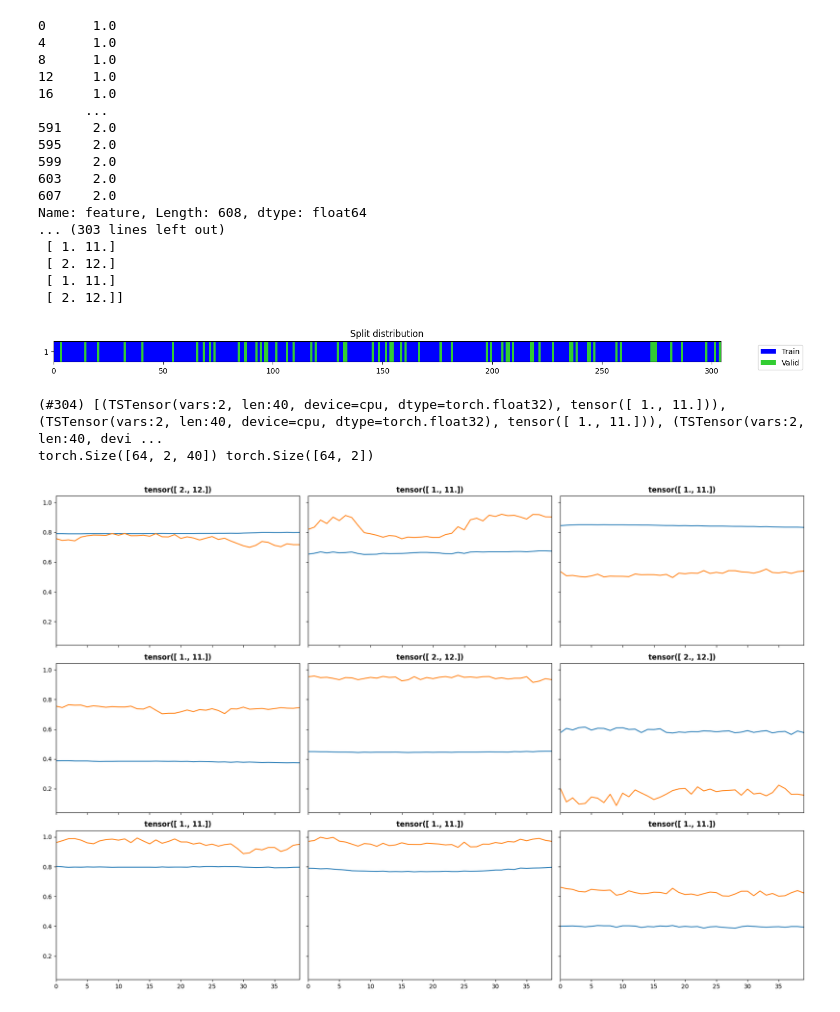
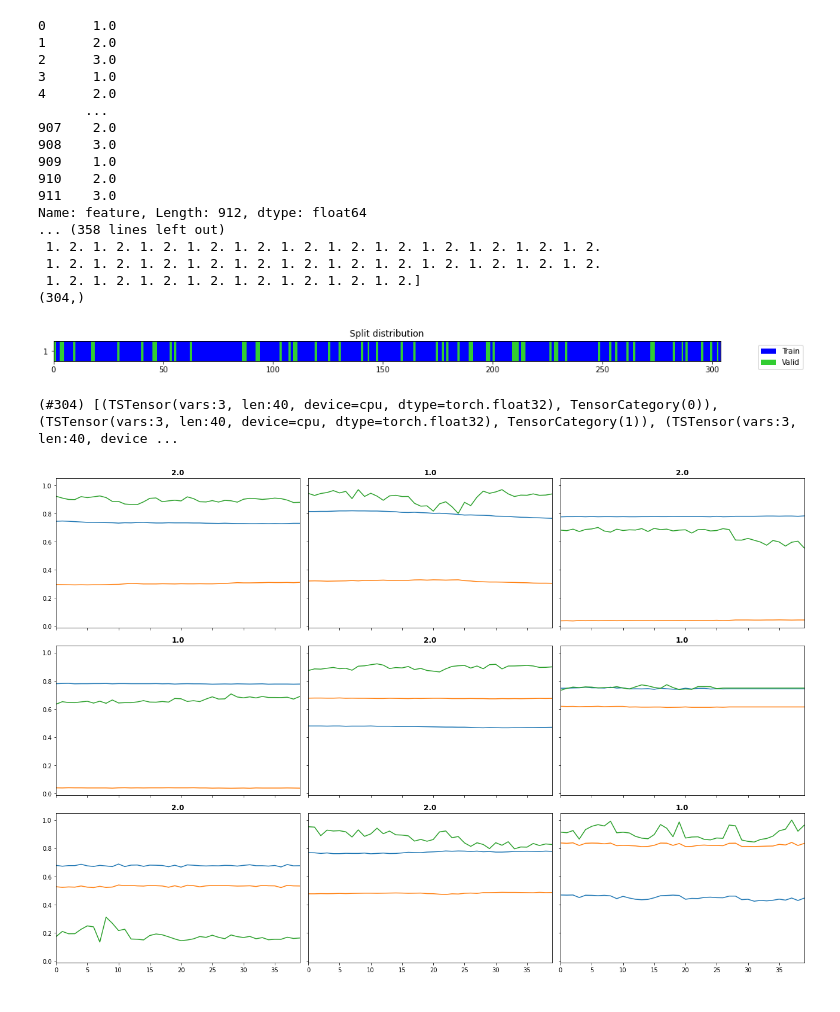
Before and after one commit to a-ludwig/smart_hans, a Jupyter notebook: Machine_learning/tsai_with_real_data_multivariate.ipynb, the cells around one changed output. Drawn from its saved outputs; the diff is of its cells as text; code cells hidden in the pictures.

```diff
--- a/Machine_learning/tsai_with_real_data_multivariate.ipynb
+++ b/Machine_learning/tsai_with_real_data_multivariate.ipynb
@@ -2,16 +2,16 @@
 from turtle import shape
 from tsai.all import *
 import pandas as pd
-from datenverarbeitung.dataloader import dataloader
+from datenverarbeitung.broken_dataloader import dataloader
 
 num_scenario = 3
-dl = dataloader(scenario= num_scenario, path="/home/adi/cloudy_adlu/smart_hans/AP2/Daten/headpose_opencv_pitch_roll_yaw_20220904", nr_taps=1, move_window_by=-10, feature_list = ["nosetip_y","pitch"])
+dl = dataloader(scenario= num_scenario, path="/Users/adi/Nextcloud/smart_hans/AP2/Daten/headpose_opencv_pitch_roll_yaw_20220904", nr_taps=1, move_window_by=-10, feature_list = ["nosetip_y","nosetip_x","pitch"])
 df_n = dl.df
 
 print(" hhhhhhhh ")
 
 cols = list(df_n.columns)
-a, b = cols.index('index'), cols.index('feature')
+a, b = cols.index('sample_index'), cols.index('feature')
 cols[b], cols[a] = cols[a], cols[b]
 df_n = df_n[cols]
 print(df_n)
@@ -37,52 +37,68 @@ smart_hans_08022022_192131_8_280-310_08_wny_.csv
 # %%
 print(df_n["feature"])
+print(df_n['sample_index'])
 print(" hhhhhhhh ")
 
-X, y = df2xy (df_n, sample_col='index', feat_col='feature', target_col='target', data_cols=None)
+X, old_y, names = df2xy (df_n, sample_col='sample_index', feat_col='feature', target_col='target', data_cols=None, steps_in_rows=True, return_names=True)
 
-
+print(names)
 print(f"shape ours {df_n.shape}")
 
+print("our X")
+print(X.shape)
+print(X)
 
 print("our y")
+print(old_y)
+print(old_y.shape)
+
+y = np.empty(len(old_y))
+for i, elem in enumerate(old_y):
+    for number in elem:
+            remainder = number % 10
+            y[i] = remainder
+
 print(y)
+print(y.shape)
+
 
 #print(" hhhhhhhh ")
 splits = get_splits(y, valid_size=.2)
 splits
 
-tfms  = [None, [Categorize()]]
-dsets = TSDatasets(X,y, inplace=True, splits=splits)
+tfms  = [None, TSRegression()]
+#dsets = TSDatasets(X,  splits=splits, inplace=True)
+dsets = TSDatasets( X,y,  inplace=True, splits=splits, tfms=[None, TSClassification()])
 
 print(dsets)
 
 
-dls = TSDataLoaders.from_dsets(dsets.train, dsets.valid, bs=[64, 128],  num_workers=0)
-b  = dls.one_batch()
-x, y = b
-print(x.size(), y.size())
+dls = TSDataLoaders.from_dsets(dsets.train, dsets.valid, num_workers=0, tfms=[None, TSClassification()], item_tfs=TSClassification())
+b = dls.one_batch()
+#x, y = b
+#print(x.size(), y.size())
+#print(x.size())
 dls.show_batch(sharey=True)
 # %% [output]
 0      1.0
-4      1.0
-8      1.0
-12     1.0
-16     1.0
+1      2.0
+2      3.0
+3      1.0
+4      2.0
       ...
-591    2.0
-595    2.0
-599    2.0
-603    2.0
-607    2.0
-Name: feature, Length: 608, dtype: float64
-... (303 lines left out)
- [ 1. 11.]
- [ 2. 12.]
- [ 1. 11.]
- [ 2. 12.]]
+907    2.0
+908    3.0
+909    1.0
+910    2.0
+911    3.0
+Name: feature, Length: 912, dtype: float64
+... (358 lines left out)
+ 1. 2. 1. 2. 1. 2. 1. 2. 1. 2. 1. 2. 1. 2. 1. 2. 1. 2. 1. 2. 1. 2. 1. 2.
+ 1. 2. 1. 2. 1. 2. 1. 2. 1. 2. 1. 2. 1. 2. 1. 2. 1. 2. 1. 2. 1. 2. 1. 2.
+ 1. 2. 1. 2. 1. 2. 1. 2. 1. 2. 1. 2. 1. 2. 1. 2.]
+(304,)
-[figure, old version]
+[figure, new version]
-(#304) [(TSTensor(vars:2, len:40, device=cpu, dtype=torch.float32), tensor([ 1., 11.])), (TSTensor(vars:2, len:40, device=cpu, dtype=torch.float32), tensor([ 1., 11.])), (TSTensor(vars:2, len:40, devi ...
-torch.Size([64, 2, 40]) torch.Size([64, 2])
+(#304) [(TSTensor(vars:3, len:40, device=cpu, dtype=torch.float32), TensorCategory(0)), (TSTensor(vars:3, len:40, device=cpu, dtype=torch.float32), TensorCategory(1)), (TSTensor(vars:3, len:40, device ...
-[figure, old version]
+[figure, new version]
 # %%
 !CUDA_LAUNCH_BLOCKING=1
```
Also changed, not shown: parts of 13 cells of this notebook.
